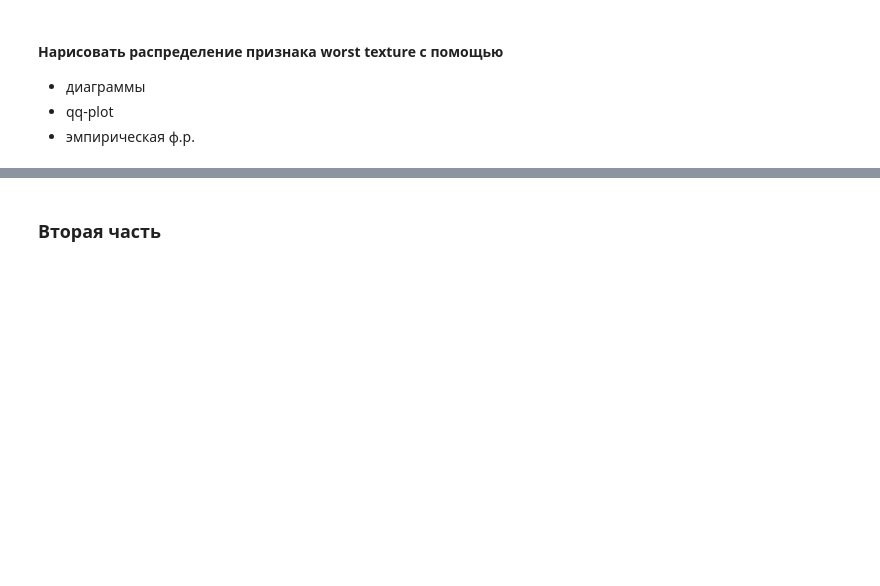
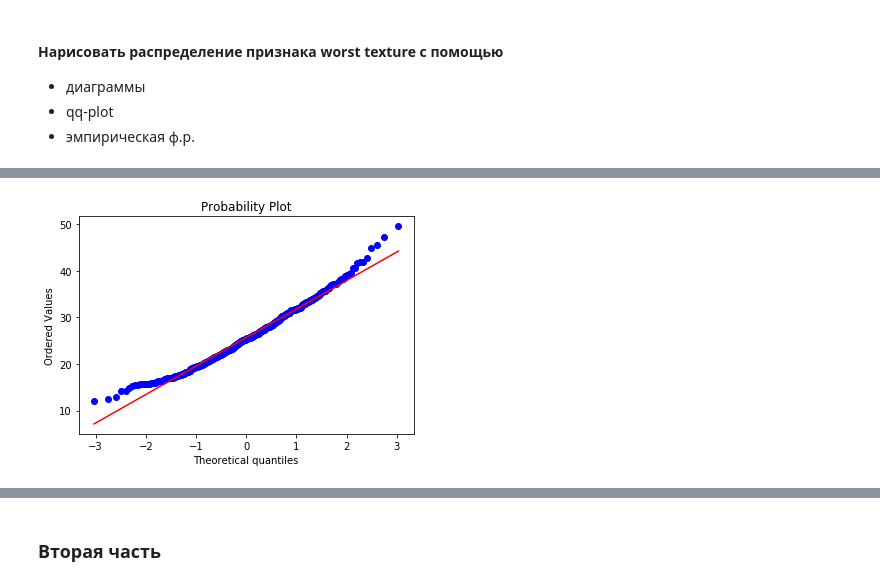
Before and after one commit to levprltsk/Python-Netology-HWs, a Jupyter notebook: HW3 Stat.ipynb, the cells around one changed output, grey strips where cells are left out. Saved outputs shown, nothing was run; the diff lists cells and outputs as text; code cells hidden in the pictures; blank space fills up the shorter version.

```diff
--- a/HW3 Stat.ipynb
+++ b/HW3 Stat.ipynb
@@ -92,0 +146,4 @@ corr
+# %%
+qq = stats.probplot(df['worst texture'], plot=plt)
+# %% [output]
+[figure, added]
```
Also changed, not shown: parts of 15 cells of this notebook.
